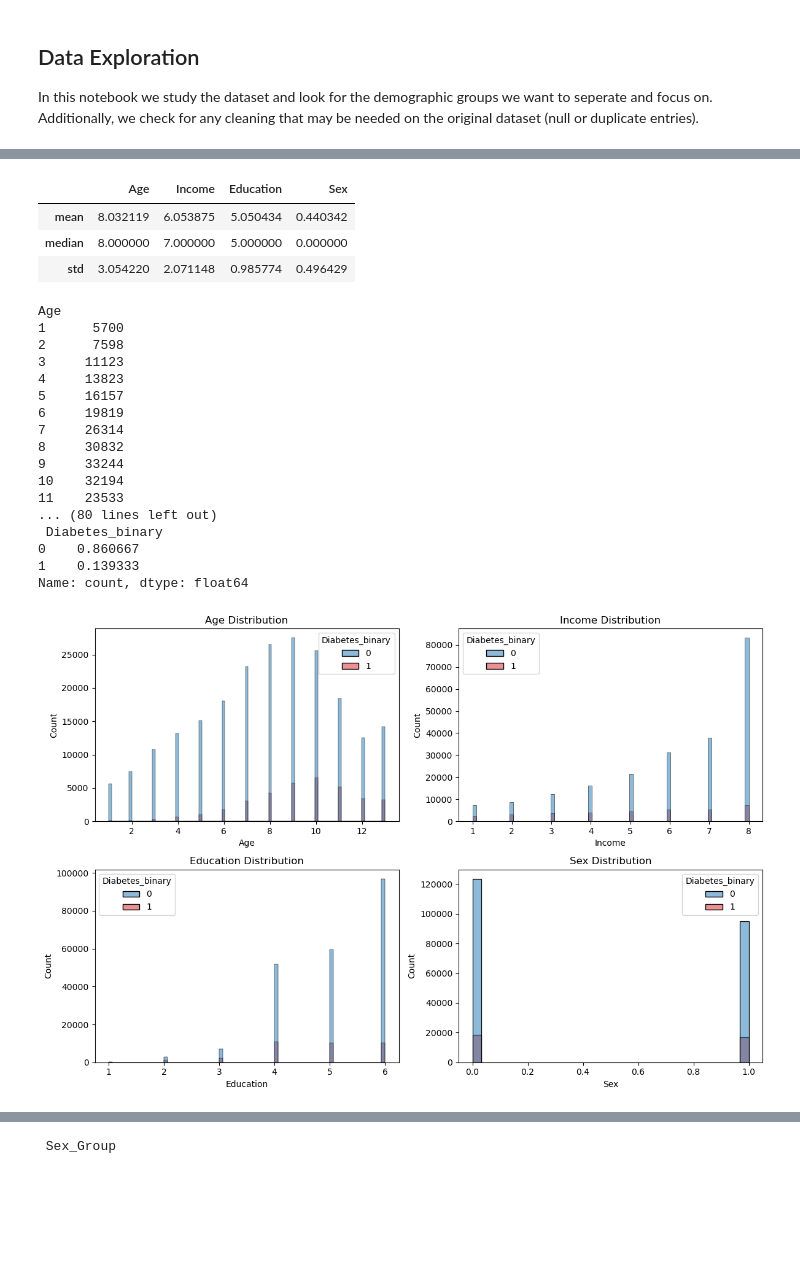
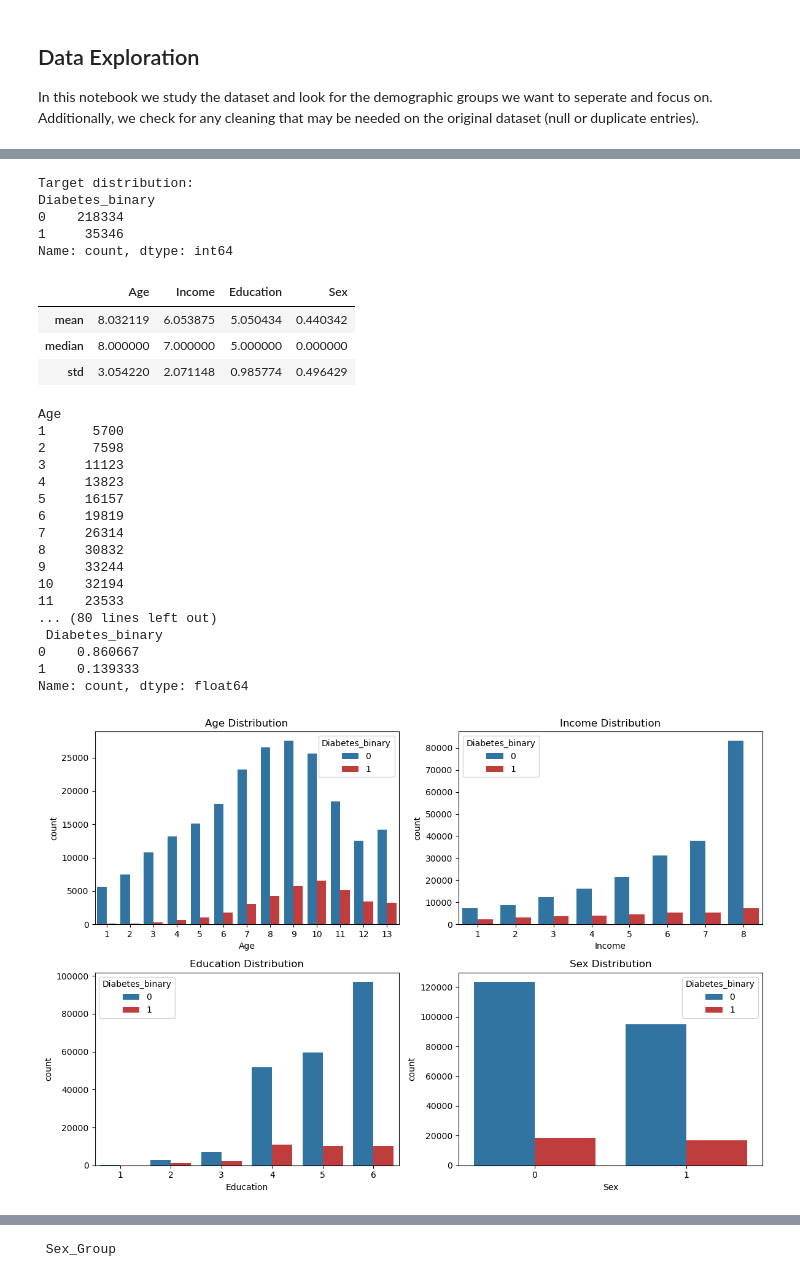
Before and after one commit to emurilloreyes/demographic-diabetes-calibration, a Jupyter notebook: notebooks/01_data_exploration.ipynb, the cells around one changed output, grey strips where cells are left out. Saved outputs shown, nothing was run; the diff lists cells and outputs as text; code cells hidden in the pictures; blank space fills up the shorter version.

Commit message:
Add files via upload
- changed plot type
- removed redundant code
- split code to different cells
- fixed minor typos

```diff
--- a/notebooks/01_data_exploration.ipynb
+++ b/notebooks/01_data_exploration.ipynb
@@ -95,3 +76,13 @@ Duplicates:
+# %%
+# Distribution of Diabetes 0(no diabetes) and 1(prediabetes or diabetes)
+print("\nTarget distribution:")
+print(df["Diabetes_binary"].value_counts())
+# %% [output]
+Target distribution:
+Diabetes_binary
+0    218334
+1     35346
+Name: count, dtype: int64
 # %%
 import matplotlib.pyplot as plt
 import seaborn as sns
@@ -113,40 +104,40 @@ print("\nProportions:\n", (target_counts / len(df)))
 # Visualize feature distributions
 fig, axes = plt.subplots(2, 2, figsize=(12, 8))
 for feature, ax in zip(demographic_features, axes.ravel()):
-    sns.histplot(data=df, x=feature, hue="Diabetes_binary", ax=ax, palette={0: "tab:blue", 1: "tab:red"})
+    sns.countplot(data=df, x=feature, hue="Diabetes_binary", ax=ax, palette={0: "tab:blue", 1: "tab:red"})
     ax.set_title(f"{feature} Distribution")
 plt.tight_layout()
 plt.show()
 
 # Check feature outliers
 fig, axes = plt.subplots(2, 2, figsize=(12, 8))
 for feature, ax in zip(demographic_features, axes.ravel()):
     sns.boxplot(data=df, x="Diabetes_binary", hue="Diabetes_binary", y=feature, ax=ax, palette={0: "tab:blue", 1: "tab:red"})
     ax.set_title(f"{feature} by diabetes_binary")
 plt.tight_layout()
 plt.show()
 # %% [output]
 |  | Age | Income | Education | Sex |
 | mean | 8.032119 | 6.053875 | 5.050434 | 0.440342 |
 | median | 8.000000 | 7.000000 | 5.000000 | 0.000000 |
 | std | 3.054220 | 2.071148 | 0.985774 | 0.496429 |
 Age
 1      5700
 2      7598
 3     11123
 4     13823
 5     16157
 6     19819
 7     26314
 8     30832
 9     33244
 10    32194
 11    23533
 ... (80 lines left out)
  Diabetes_binary
 0    0.860667
 1    0.139333
 Name: count, dtype: float64
-[figure, old version]
+[figure, new version]
 [figure]
 # %%
```
Also changed, not shown: parts of 5 cells of this notebook.
